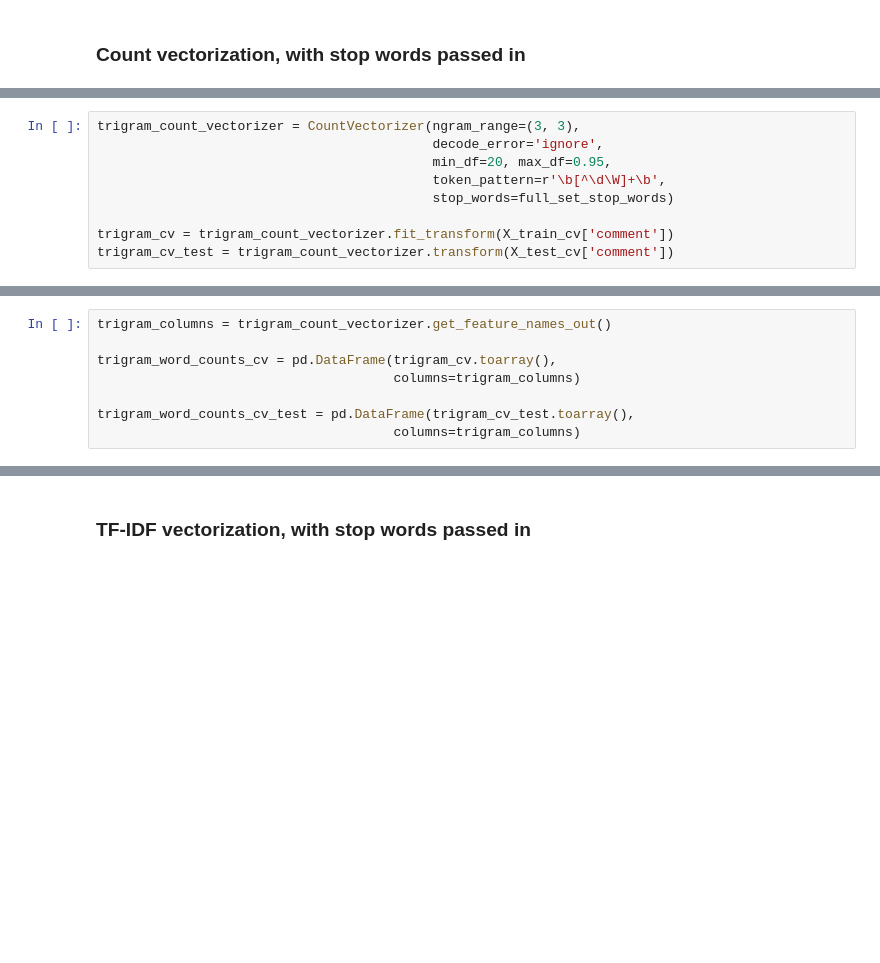
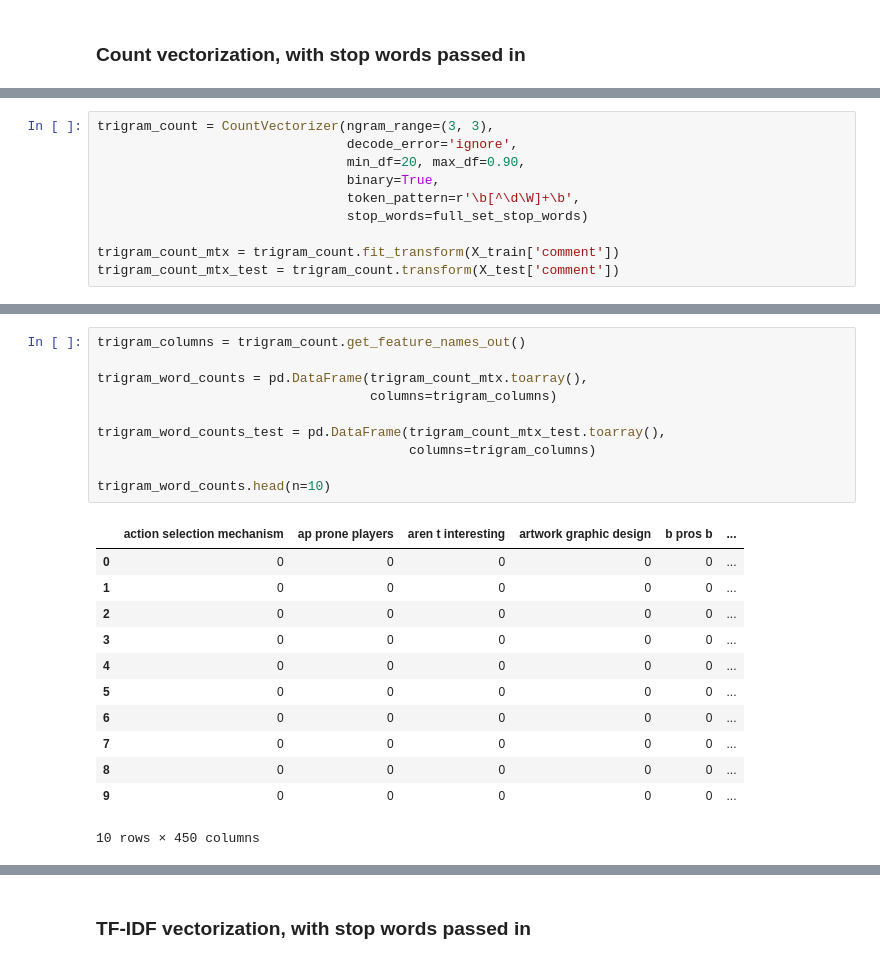
Before and after one commit to squareleaf/game-mechanic-capstone, a Jupyter notebook: Preprocessing_game_review_capstone.ipynb, the cells around one changed output, grey strips where cells are left out. Cells and saved outputs as stored; diff of their text form; blank space fills up the shorter version.

```diff
--- a/Preprocessing_game_review_capstone.ipynb
+++ b/Preprocessing_game_review_capstone.ipynb
@@ -178,9 +175,10 @@ bigram_cv_test = bigram_count_vectorizer.transform(X_test_cv['comment'])
 # %%
-trigram_count_vectorizer = CountVectorizer(ngram_range=(3, 3),
-                                           decode_error='ignore',
-                                           min_df=20, max_df=0.95,
-                                           token_pattern=r'\b[^\d\W]+\b',
-                                           stop_words=full_set_stop_words)
+trigram_count = CountVectorizer(ngram_range=(3, 3),
+                                decode_error='ignore',
+                                min_df=20, max_df=0.90,
+                                binary=True,
+                                token_pattern=r'\b[^\d\W]+\b',
+                                stop_words=full_set_stop_words)
 
-trigram_cv = trigram_count_vectorizer.fit_transform(X_train_cv['comment'])
-trigram_cv_test = trigram_count_vectorizer.transform(X_test_cv['comment'])
+trigram_count_mtx = trigram_count.fit_transform(X_train['comment'])
+trigram_count_mtx_test = trigram_count.transform(X_test['comment'])
@@ -195,8 +213,23 @@ bigram_word_counts_cv_test = pd.DataFrame(bigram_cv_test.toarray(),
 # %%
-trigram_columns = trigram_count_vectorizer.get_feature_names_out()
+trigram_columns = trigram_count.get_feature_names_out()
 
-trigram_word_counts_cv = pd.DataFrame(trigram_cv.toarray(),
-                                      columns=trigram_columns)
+trigram_word_counts = pd.DataFrame(trigram_count_mtx.toarray(),
+                                   columns=trigram_columns)
 
-trigram_word_counts_cv_test = pd.DataFrame(trigram_cv_test.toarray(),
-                                      columns=trigram_columns)
+trigram_word_counts_test = pd.DataFrame(trigram_count_mtx_test.toarray(),
+                                        columns=trigram_columns)
+
+trigram_word_counts.head(n=10)
+# %% [output]
+|  | action selection mechanism | ap prone players | aren t interesting | artwork graphic design | b pros b | ... |
+| 0 | 0 | 0 | 0 | 0 | 0 | ... |
+| 1 | 0 | 0 | 0 | 0 | 0 | ... |
+| 2 | 0 | 0 | 0 | 0 | 0 | ... |
+| 3 | 0 | 0 | 0 | 0 | 0 | ... |
+| 4 | 0 | 0 | 0 | 0 | 0 | ... |
+| 5 | 0 | 0 | 0 | 0 | 0 | ... |
+| 6 | 0 | 0 | 0 | 0 | 0 | ... |
+| 7 | 0 | 0 | 0 | 0 | 0 | ... |
+| 8 | 0 | 0 | 0 | 0 | 0 | ... |
+| 9 | 0 | 0 | 0 | 0 | 0 | ... |
+10 rows × 450 columns
```
Also changed, not shown: parts of 34 cells of this notebook, 1 other file.
